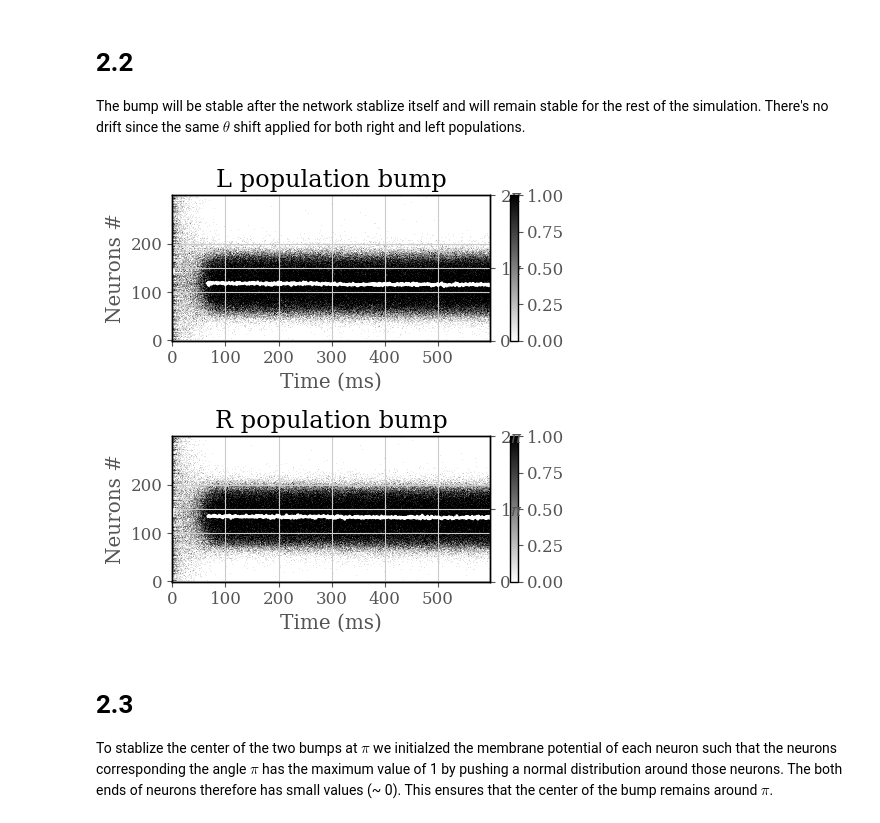
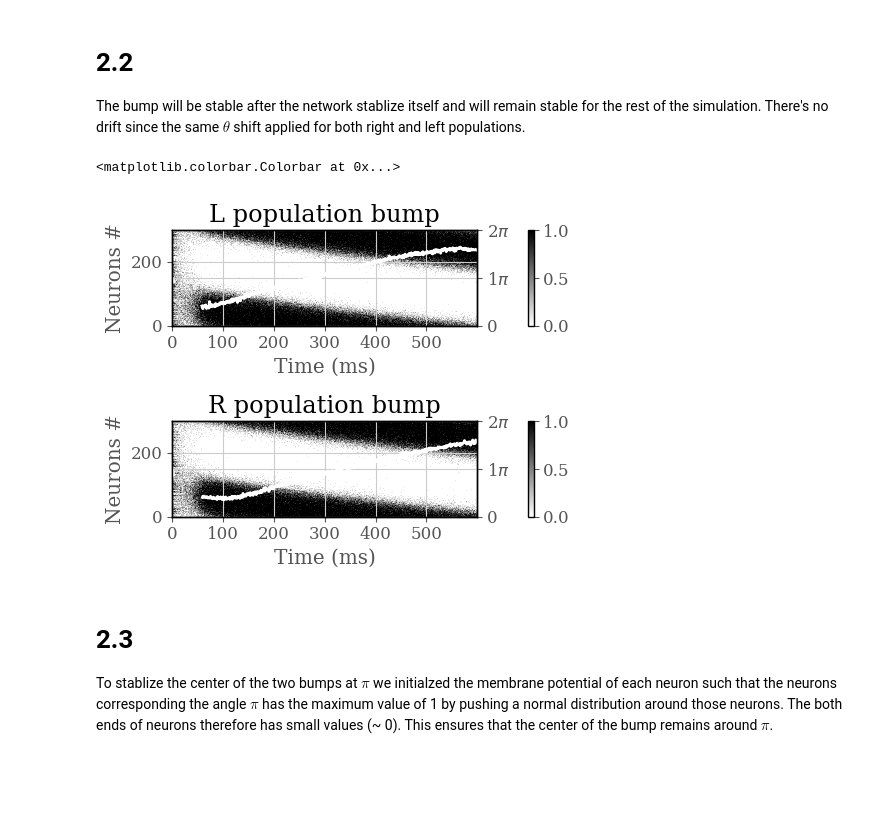
Before and after one commit to nosratullah/path_integration, a Jupyter notebook: attractors.ipynb, the cells around one changed output. Cells and saved outputs as stored; diff of their text form; code cells hidden in the pictures; blank space fills up the shorter version.

```diff
--- a/attractors.ipynb
+++ b/attractors.ipynb
@@ -681,7 +705,7 @@ beta = .5 # mV
 Xl = np.linspace(0, 2 * np.pi, N)
 Xr = np.linspace(0, 2 * np.pi, N)
 theta_l = 10 * np.pi / 180
-theta_r = 10 * np.pi / 180
+theta_r = 5 * np.pi / 180
 Il = np.zeros((N, int(T/dt)))
 Ir = np.zeros((N, int(T/dt)))
 hl = np.random.uniform(0, 1, (N, int(T/dt)))
@@ -750,54 +774,63 @@ for t in range(1, int(T/dt)):
 # plt.ylabel('Neurons # R')
 # plt.title('Spike raster')
 # %%
-fig, ax = plt.subplots(2, 1, figsize=(5, 5))
+fig, ax = plt.subplots(2, 2, figsize=(5, 4))
+gs = gridspec.GridSpec(2, 2, width_ratios=[50, 1])
 mean_rate_l = calculate_mean_rate(N, T, dt, spikes_l)
 mean_over_time_l = np.mean(mean_rate_l, axis=1)
-im = ax[0].imshow(mean_rate_l, aspect='auto', origin='lower')
-ax[0].set_ylabel('Neurons #')
-ax[0].set_xlabel('Time (ms)')
-ax[0].set_title('L population bump')
-plt.colorbar(im)
+ax0 = plt.subplot(gs[0, 0])
+
+im1 = ax0.imshow(mean_rate_l, aspect='auto', origin='lower')
+ax0.set_ylabel('Neurons #')
+ax0.set_xlabel('Time (ms)')
+ax0.set_title('L population bump')
 max_neuron_rate_l = []
 for t in range(1, T):
     if np.sum(mean_rate_l[:, t], axis=0) < 2*N/3 and np.sum(mean_rate_l[:, t], axis=0) > N/3:
         top_neurons_l = np.argpartition(mean_rate_l[:, t], -100)[-100:]
         max_neuron_rate_l.append(np.mean(top_neurons_l))
     else:
         max_neuron_rate_l.append(np.nan)
-ax1 = ax[0].twinx()
+ax1 = ax0.twinx()
 max_neuron_rate_l = np.array(max_neuron_rate_l)
 max_angle_l = map_to_degree(max_neuron_rate_l, N)
 ax1.plot(max_angle_l, color='white')
 ax1.set_ylim(0, 2 * np.pi)
 ax1.set_yticks([0, np.pi, 2*np.pi])
 ax1.yaxis.set_major_formatter(ticker.FuncFormatter(lambda y, _: '{:d}$\pi$'.format(int(round(y/np.pi))) if y !=0 else '0'))
 
 mean_rate_r = calculate_mean_rate(N, T, dt, spikes_r)
 mean_over_time_r = np.mean(mean_rate_r, axis=1)
-im = ax[1].imshow(mean_rate_r, aspect='auto', origin='lower')
-ax[1].set_ylabel('Neurons #')
-ax[1].set_xlabel('Time (ms)')
-ax[1].set_title('R population bump')
-plt.colorbar(im)
+ax2 = plt.subplot(gs[1, 0])
+im2 = ax2.imshow(mean_rate_r, aspect='auto', origin='lower')
+ax2.set_ylabel('Neurons #')
+ax2.set_xlabel('Time (ms)')
+ax2.set_title('R population bump')
 max_neuron_rate_r = []
 for t in range(1, T):
     if np.sum(mean_rate_r[:, t], axis=0) < 2*N/3 and np.sum(mean_rate_r[:, t], axis=0) > N/3:
         top_neurons_r = np.argpartition(mean_rate_r[:, t], -100)[-100:]
         max_neuron_rate_r.append(np.mean(top_neurons_r))
     else:
         max_neuron_rate_r.append(np.nan)
 
-ax1 = ax[1].twinx()
+ax1 = ax2.twinx()
 max_neuron_rate_r = np.array(max_neuron_rate_r)
 max_angle_r = map_to_degree(max_neuron_rate_r, N)
 ax1.plot(max_angle_r, color='white')
 ax1.set_ylim(0, 2 * np.pi)
 ax1.set_yticks([0, np.pi, 2*np.pi])
 ax1.yaxis.set_major_formatter(ticker.FuncFormatter(lambda y, _: '{:d}$\pi$'.format(int(round(y/np.pi))) if y !=0 else '0'))
-plt.savefig('figures/2.2.png')
+
+# colorbars
+ax3 = plt.subplot(gs[0, 1])
+plt.colorbar(im1, cax=ax3)
+ax4 = plt.subplot(gs[1, 1])
+plt.colorbar(im2, cax=ax4)
+# plt.savefig('figures/2.2.pdf')
 # %% [output]
+<matplotlib.colorbar.Colorbar at 0x...>
-[figure, old version]
+[figure, new version]
 # %% [markdown]
 # 2.3
 To stablize the center of the two bumps at $\pi$ we initialzed the membrane potential of each neuron such that the neurons corresponding the angle $\pi$ has the maximum value of 1 by pushing a normal distribution around those neurons. The both ends of neurons therefore has small values (~ 0). This ensures that the center of the bump remains around $\pi$.
```
Also changed, not shown: parts of 20 cells of this notebook, 12 other files.
